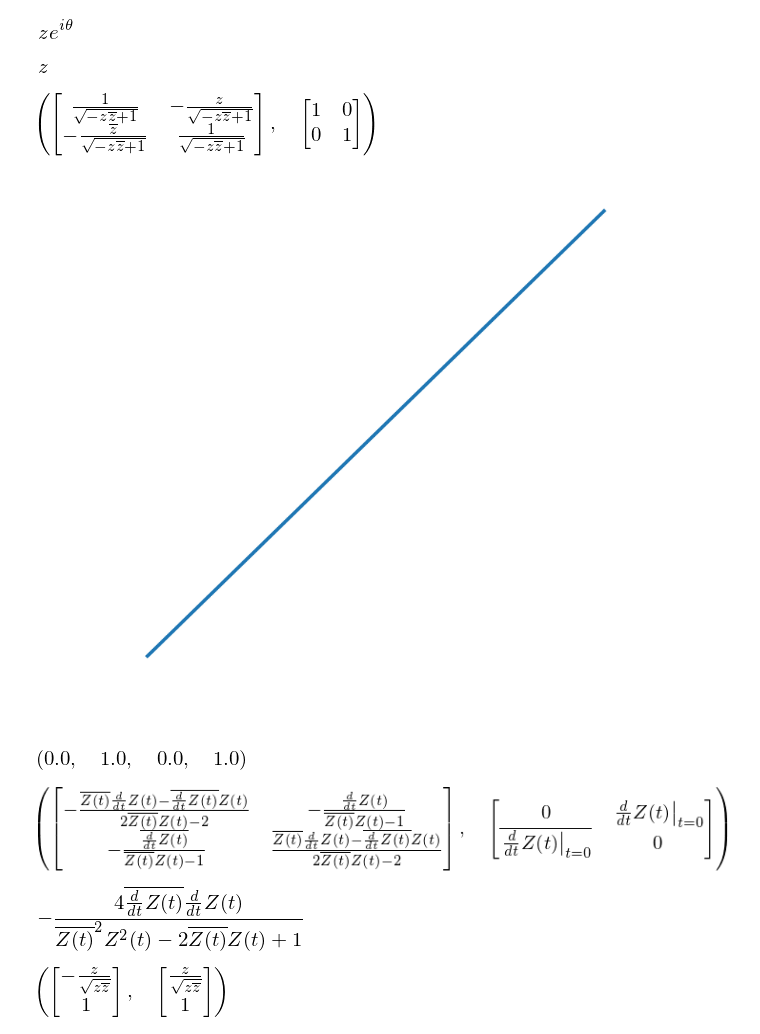
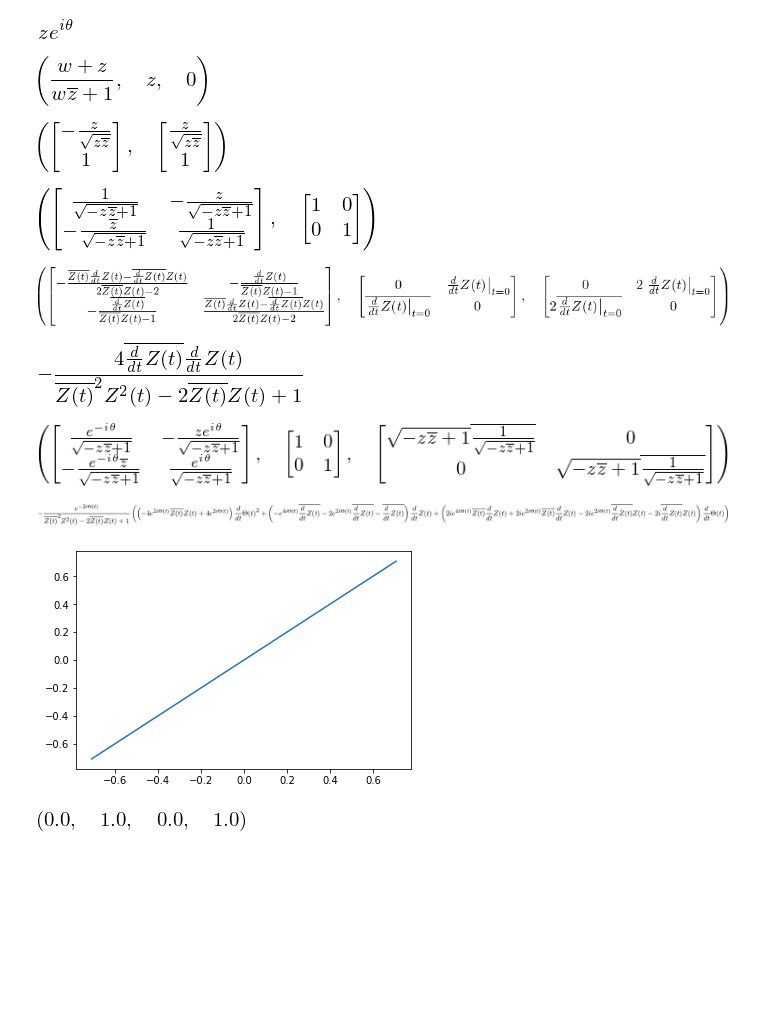
Before and after one commit to iiqof/python-toys, a Jupyter notebook: SU(1,1)/SU(1,1) tries.ipynb, the cells around one changed output. Saved outputs shown, nothing was run; the diff lists cells and outputs as text; code cells hidden in the pictures; blank space fills up the shorter version.

```diff
--- a/SU(1,1)/SU(1,1) tries.ipynb
+++ b/SU(1,1)/SU(1,1) tries.ipynb
@@ -5,7 +5,8 @@ import matplotlib.pyplot as plt
 from su11_routines import *
 init_printing()
 # %%
-theta = symbols('theta')
+theta = symbols('theta', real=True)
+z = symbols('z')
 Action(R(theta),z)
 # %% [output]
 [figure]
@@ -16,8 +13,39 @@ line45 = np.array([Action(R(pi.n()/4),zi) for zi in line])
 # %%
-simplify(Action(P(z),0))
+simplify(Action(P(z),w)),simplify(Action(P(z),0)), simplify(Action(P(-z),z))
 # %% [output]
-[figure, old version]
+[figure, new version]
+# %%
+e1 = simplify(P(z).eigenvects())[0][2][0]
+e2 = simplify(P(z).eigenvects())[1][2][0]
+
+e1, e2
+# %% [output]
+[figure, added]
 # %%
 simplify(P(z).inv()), simplify(P(-z)*P(z))
 # %% [output]
 [figure]
+# %%
+t = symbols('t', real=True)
+
+class Z(Function):
+    @classmethod
+    def eval(cls, x):
+        if x.is_Number:
+            if x is S.Zero:
+                return S.Zero
+
+class Theta(Function):
+    @classmethod
+    def eval(cls, x):
+        if x.is_Number:
+            if x is S.Zero:
+                return S.Zero
+
+simplify(P(-Z(t))*P(Z(t)).diff(t)), simplify(P(Z(t)).diff(t).subs(t,0)), simplify((P(Z(t))*P(Z(t))).diff(t)).subs(t,0)
+# %% [output]
+[figure, added]
+# %%
+simplify(det((P(Z(t))*P(Z(t))).diff(t)))
+# %% [output]
+[figure, added]
@@ -24,8 +55,21 @@ simplify(P(z).inv()), simplify(P(-z)*P(z))
+# %%
+H1 = diag(1,-1)
+simplify(g(theta, z).inv()), simplify(P(-z)*U(-theta)*g(theta,z)), simplify(H1*g(theta,z).adjoint()*H1*g(theta,z))
+# %% [output]
+[figure, added]
+# %%
+G = -simplify(det((g(Theta(t),Z(t))*g(Theta(t),Z(t))).diff(t)))
+collect(G, [Theta(t),Z(t)])
+# %% [output]
+[figure, added]
 # %%
+line = np.linspace(-1,1,124,endpoint=True)
+line45 = np.array([Action(R(pi.n()/4),zi) for zi in line])
+
 plot1 = plt.plot([re(zi) for zi in line45],[im(zi) for zi in line45])
 plt.show(plot1)
 # %% [output]
-[figure, old version]
+[figure, new version]
 # %%
 from matplotlib.pyplot import cm
 
@@ -41,27 +85,3 @@ plt.axis('off')
 #plt.show()
 # %% [output]
 [figure]
-# %%
-t = symbols('t', real=True)
-
-class Z(Function):
-    @classmethod
-    def eval(cls, x):
-        if x.is_Number:
-            if x is S.Zero:
-                return S.Zero
-
-simplify(P(-Z(t))*P(Z(t)).diff(t)), simplify(P(Z(t)).diff(t).subs(t,0))
-# %% [output]
-[figure, removed]
-# %%
-simplify(det((P(Z(t))*P(Z(t))).diff(t)))
-# %% [output]
-[figure, removed]
-# %%
-e1 = simplify(P(z).eigenvects())[0][2][0]
-e2 = simplify(P(z).eigenvects())[1][2][0]
-
-e1, e2
-# %% [output]
-[figure, removed]
```
Also changed, not shown: parts of 6 cells of this notebook.
